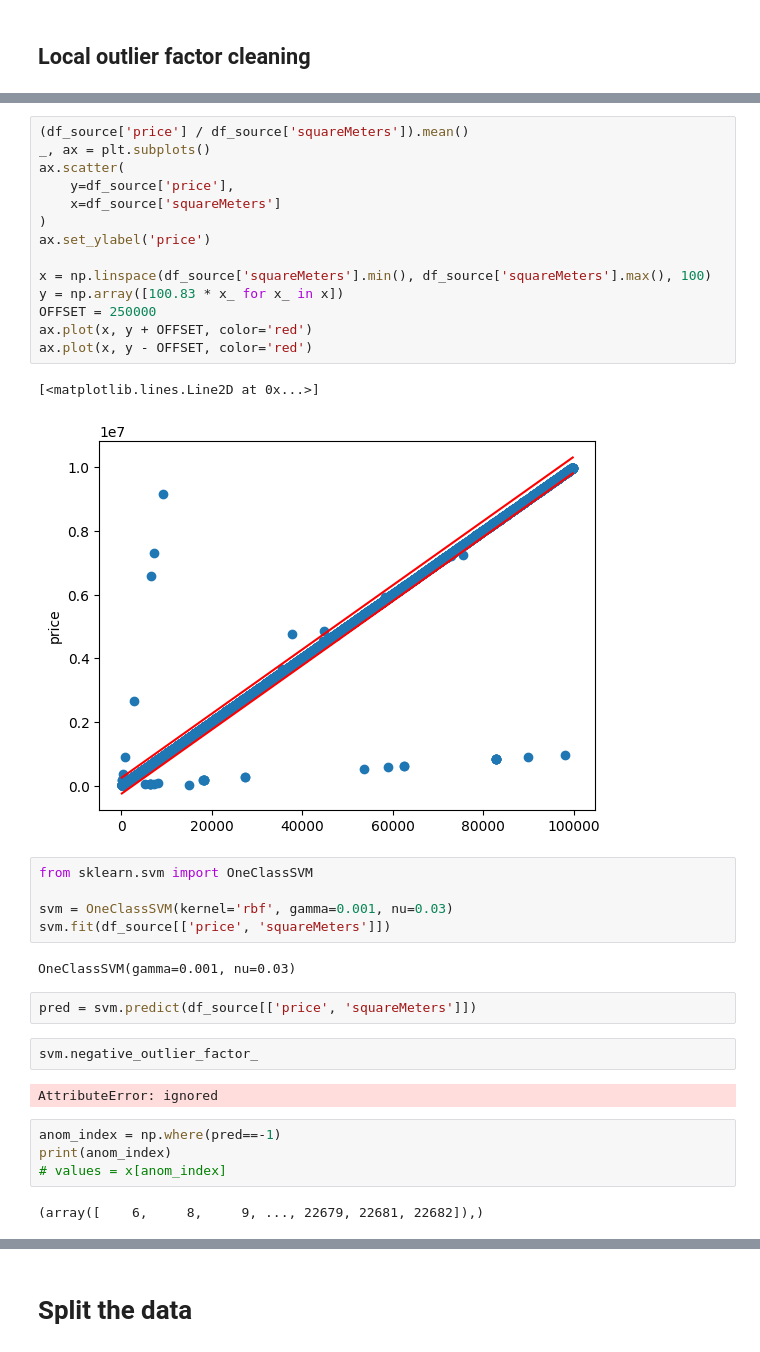
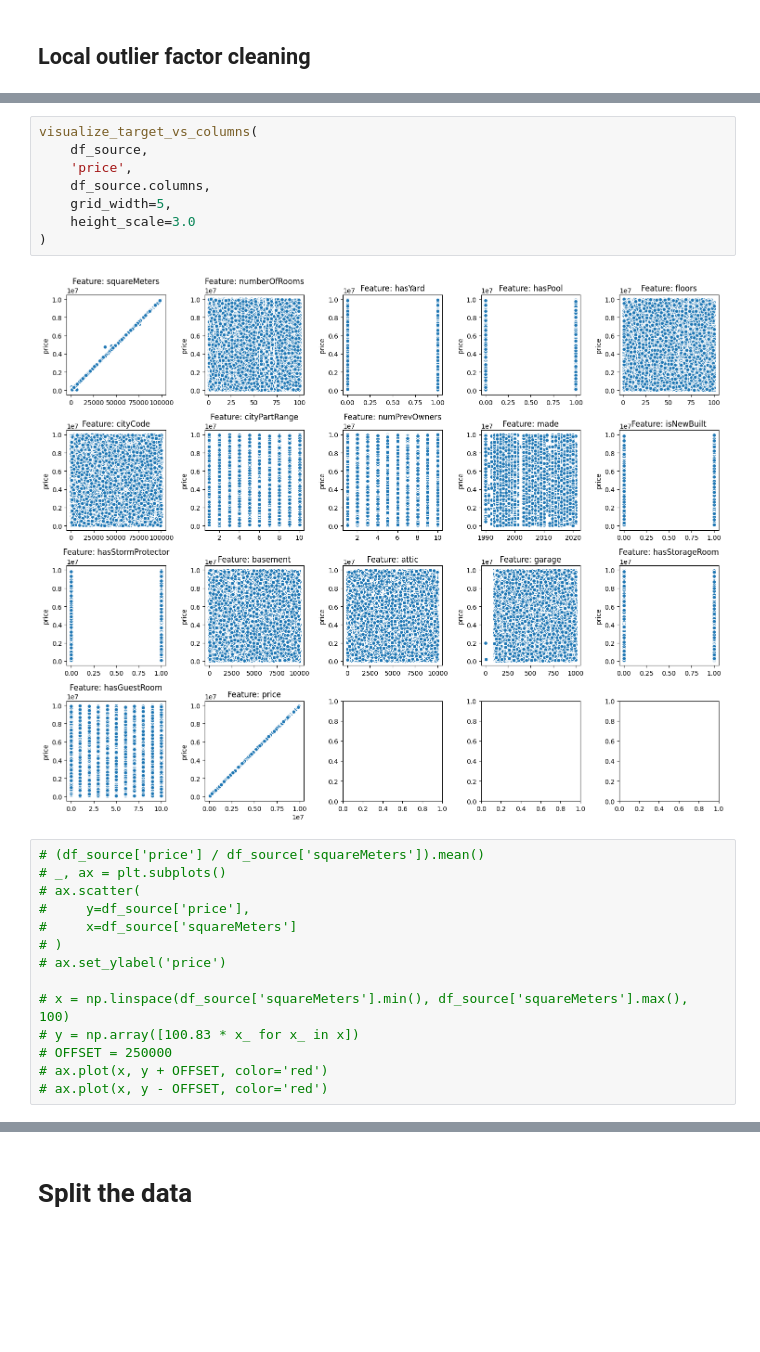
Before and after one commit to PashaIanko/Kaggle.ParisHousingPrices, a Jupyter notebook: 2_data_preparation.ipynb, the cells around one changed output, grey strips where cells are left out. Drawn from its saved outputs; the diff is of its cells as text; blank space fills up the shorter version.

```diff
--- a/2_data_preparation.ipynb
+++ b/2_data_preparation.ipynb
@@ -206,36 +226,24 @@ ax.legend()
+# %%
+visualize_target_vs_columns(
+    df_source,
+    'price',
+    df_source.columns,
+    grid_width=5,
+    height_scale=3.0
+)
+# %% [output]
+[figure, added]
 # %%
-(df_source['price'] / df_source['squareMeters']).mean()
-_, ax = plt.subplots()
-ax.scatter(
-    y=df_source['price'],
-    x=df_source['squareMeters']
-)
-ax.set_ylabel('price')
+# (df_source['price'] / df_source['squareMeters']).mean()
+# _, ax = plt.subplots()
+# ax.scatter(
+#     y=df_source['price'],
+#     x=df_source['squareMeters']
+# )
+# ax.set_ylabel('price')
 
-x = np.linspace(df_source['squareMeters'].min(), df_source['squareMeters'].max(), 100)
-y = np.array([100.83 * x_ for x_ in x])
-OFFSET = 250000
-ax.plot(x, y + OFFSET, color='red')
-ax.plot(x, y - OFFSET, color='red')
+# x = np.linspace(df_source['squareMeters'].min(), df_source['squareMeters'].max(), 100)
+# y = np.array([100.83 * x_ for x_ in x])
+# OFFSET = 250000
+# ax.plot(x, y + OFFSET, color='red')
+# ax.plot(x, y - OFFSET, color='red')
-# %% [output]
-[<matplotlib.lines.Line2D at 0x...>]
-[figure, removed]
-# %%
-from sklearn.svm import OneClassSVM
-
-svm = OneClassSVM(kernel='rbf', gamma=0.001, nu=0.03)
-svm.fit(df_source[['price', 'squareMeters']])
-# %% [output]
-OneClassSVM(gamma=0.001, nu=0.03)
-# %%
-pred = svm.predict(df_source[['price', 'squareMeters']])
-# %%
-svm.negative_outlier_factor_
-# %% [output]
-AttributeError: ignored
-# %%
-anom_index = np.where(pred==-1)
-print(anom_index)
-# values = x[anom_index]
-# %% [output]
-(array([    6,     8,     9, ..., 22679, 22681, 22682]),)
```
Also changed, not shown: parts of 20 cells of this notebook.
